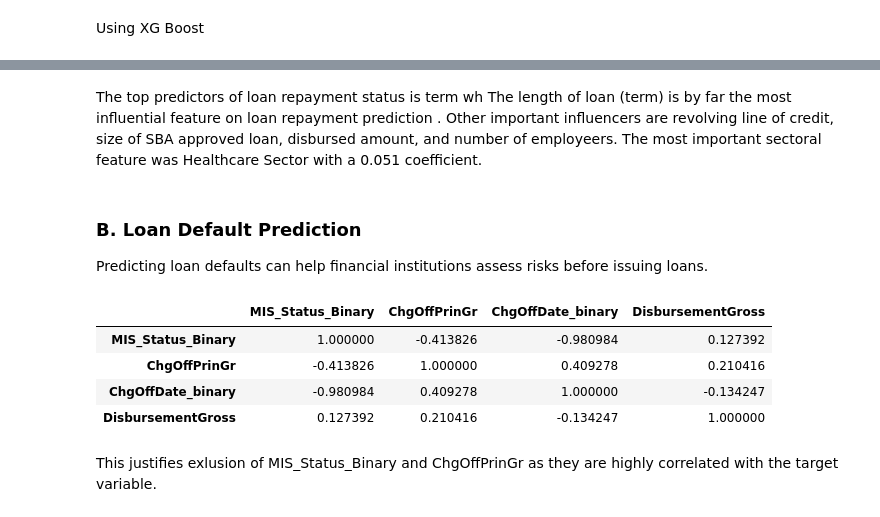
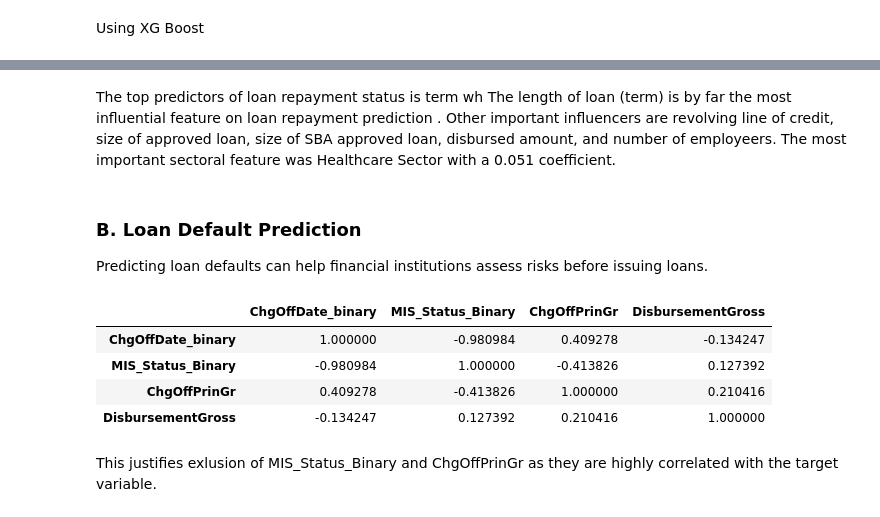
Before and after one commit to ogingaj/machine-learning-using-SBA-loan-data, a Jupyter notebook: modeling_algorithm.ipynb, the cells around one changed output, grey strips where cells are left out. Saved outputs shown, nothing was run; the diff lists cells and outputs as text; code cells hidden in the pictures.

```diff
--- a/modeling_algorithm.ipynb
+++ b/modeling_algorithm.ipynb
@@ -1403,19 +1425,19 @@ print(shap_df)
 # %% [markdown]
 The top predictors of  loan repayment status is term wh
-The length of loan (term) is by far the most influential feature on loan repayment prediction . Other important influencers are revolving line of credit, size of SBA approved loan, disbursed amount, and number of employeers. The most important sectoral feature was Healthcare Sector with a 0.051 coefficient.
+The length of loan (term) is by far the most influential feature on loan repayment prediction . Other important influencers are revolving line of credit, size of approved loan, size of SBA approved loan, disbursed amount, and number of employeers. The most important sectoral feature was Healthcare Sector with a 0.051 coefficient.
 # %% [markdown]
 ### B. Loan Default Prediction
 
 Predicting loan defaults can help financial institutions assess risks before issuing loans.
 # %%
 #check correlation to avoid data leakage
-df[['MIS_Status_Binary', 'ChgOffPrinGr', 'ChgOffDate_binary', 'DisbursementGross']].corr()
+df[['ChgOffDate_binary','MIS_Status_Binary', 'ChgOffPrinGr', 'DisbursementGross']].corr()
 # %% [output]
-|  | MIS_Status_Binary | ChgOffPrinGr | ChgOffDate_binary | DisbursementGross |
-| MIS_Status_Binary | 1.000000 | -0.413826 | -0.980984 | 0.127392 |
-| ChgOffPrinGr | -0.413826 | 1.000000 | 0.409278 | 0.210416 |
-| ChgOffDate_binary | -0.980984 | 0.409278 | 1.000000 | -0.134247 |
-| DisbursementGross | 0.127392 | 0.210416 | -0.134247 | 1.000000 |
+|  | ChgOffDate_binary | MIS_Status_Binary | ChgOffPrinGr | DisbursementGross |
+| ChgOffDate_binary | 1.000000 | -0.980984 | 0.409278 | -0.134247 |
+| MIS_Status_Binary | -0.980984 | 1.000000 | -0.413826 | 0.127392 |
+| ChgOffPrinGr | 0.409278 | -0.413826 | 1.000000 | 0.210416 |
+| DisbursementGross | -0.134247 | 0.127392 | 0.210416 | 1.000000 |
 # %% [markdown]
 This justifies exlusion of MIS_Status_Binary and ChgOffPrinGr as they are highly correlated with the target variable.
 # %%
```
Also changed, not shown: parts of 20 cells of this notebook, 4 other files.
